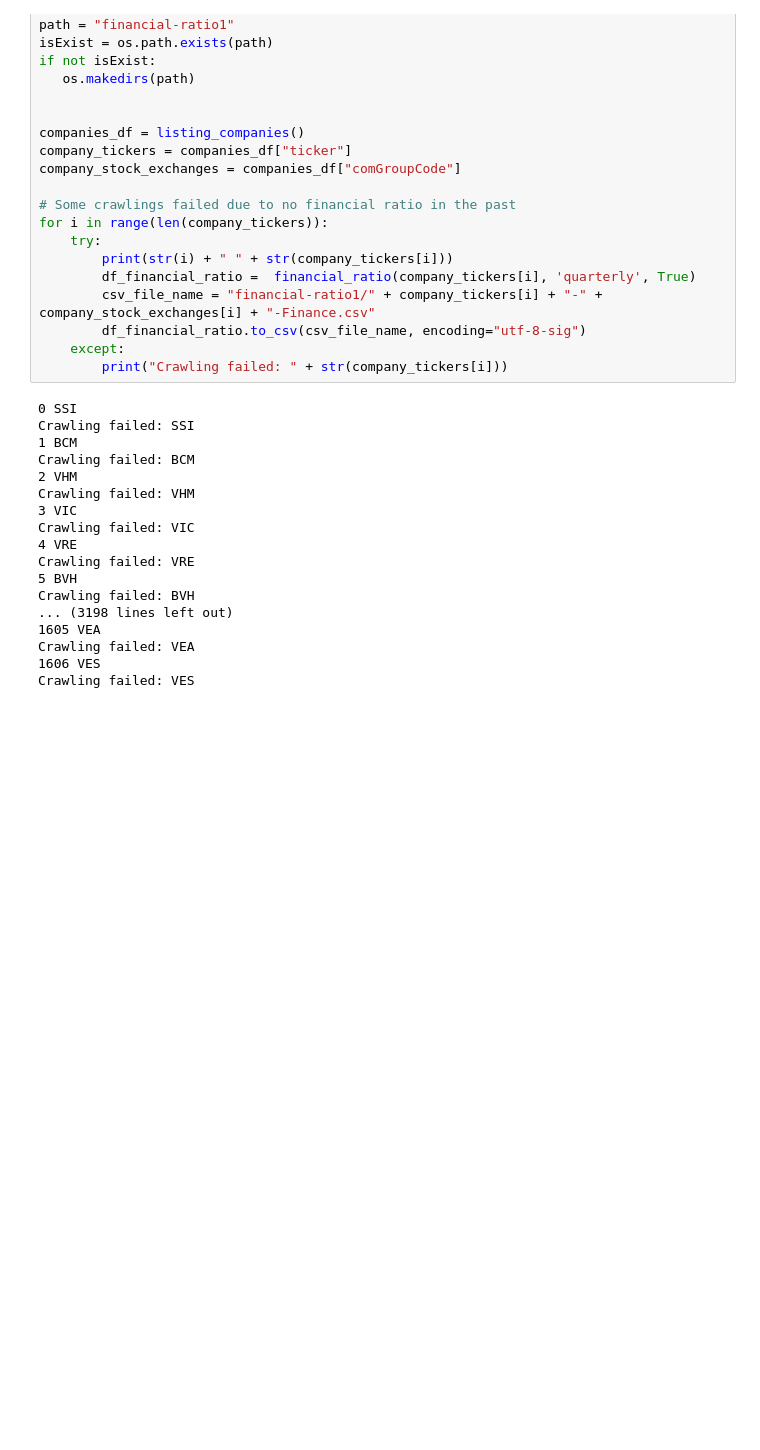
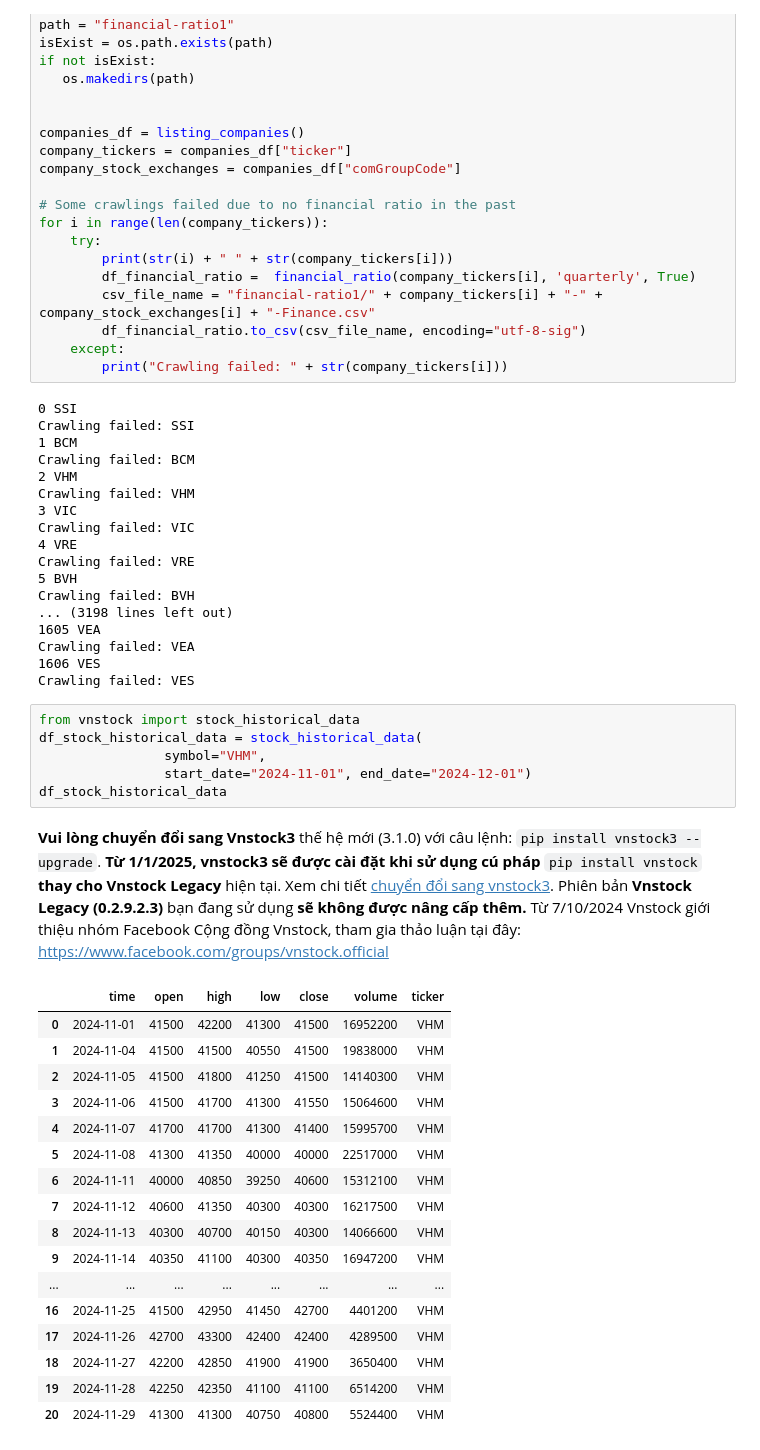
Before and after one commit to zk-qmy/dl-stock-prediction, a Jupyter notebook: notebook/crawl-vn-data.ipynb, the cells around one changed output. Saved outputs shown, nothing was run; the diff lists cells and outputs as text; blank space fills up the shorter version.

```diff
--- a/notebook/crawl-vn-data.ipynb
+++ b/notebook/crawl-vn-data.ipynb
@@ -196,3 +196,32 @@ Crawling failed: BVH
 Crawling failed: VEA
 1606 VES
 Crawling failed: VES
+# %%
+from vnstock import stock_historical_data
+df_stock_historical_data = stock_historical_data(
+                symbol="VHM",
+                start_date="2024-11-01", end_date="2024-12-01")
+df_stock_historical_data
+# %% [output]
+**Vui lòng chuyển đổi sang Vnstock3** thế hệ mới (3.1.0) với câu lệnh: `pip install vnstock3 --upgrade`.
+**Từ 1/1/2025, vnstock3 sẽ được cài đặt khi sử dụng cú pháp** `pip install vnstock` **thay cho Vnstock Legacy** hiện tại.
+Xem chi tiết [chuyển đổi sang vnstock3](https://vnstocks.com/docs/tai-lieu/migration-chuyen-doi-sang-vnstock3).
+Phiên bản **Vnstock Legacy (0.2.9.2.3)** bạn đang sử dụng **sẽ không được nâng cấp thêm.**
+Từ 7/10/2024 Vnstock giới thiệu nhóm Facebook Cộng đồng Vnstock, tham gia thảo luận tại đây: https://www.facebook.com/groups/vnstock.official
+|  | time | open | high | low | close | volume | ticker |
+| 0 | 2024-11-01 | 41500 | 42200 | 41300 | 41500 | 16952200 | VHM |
+| 1 | 2024-11-04 | 41500 | 41500 | 40550 | 41500 | 19838000 | VHM |
+| 2 | 2024-11-05 | 41500 | 41800 | 41250 | 41500 | 14140300 | VHM |
+| 3 | 2024-11-06 | 41500 | 41700 | 41300 | 41550 | 15064600 | VHM |
+| 4 | 2024-11-07 | 41700 | 41700 | 41300 | 41400 | 15995700 | VHM |
+| 5 | 2024-11-08 | 41300 | 41350 | 40000 | 40000 | 22517000 | VHM |
+| 6 | 2024-11-11 | 40000 | 40850 | 39250 | 40600 | 15312100 | VHM |
+| 7 | 2024-11-12 | 40600 | 41350 | 40300 | 40300 | 16217500 | VHM |
+| 8 | 2024-11-13 | 40300 | 40700 | 40150 | 40300 | 14066600 | VHM |
+| 9 | 2024-11-14 | 40350 | 41100 | 40300 | 40350 | 16947200 | VHM |
+| ... | ... | ... | ... | ... | ... | ... | ... |
+| 16 | 2024-11-25 | 41500 | 42950 | 41450 | 42700 | 4401200 | VHM |
+| 17 | 2024-11-26 | 42700 | 43300 | 42400 | 42400 | 4289500 | VHM |
+| 18 | 2024-11-27 | 42200 | 42850 | 41900 | 41900 | 3650400 | VHM |
+| 19 | 2024-11-28 | 42250 | 42350 | 41100 | 41100 | 6514200 | VHM |
+| 20 | 2024-11-29 | 41300 | 41300 | 40750 | 40800 | 5524400 | VHM |
```
Also changed, not shown: parts of 1 cell of this notebook, 22 other files.
